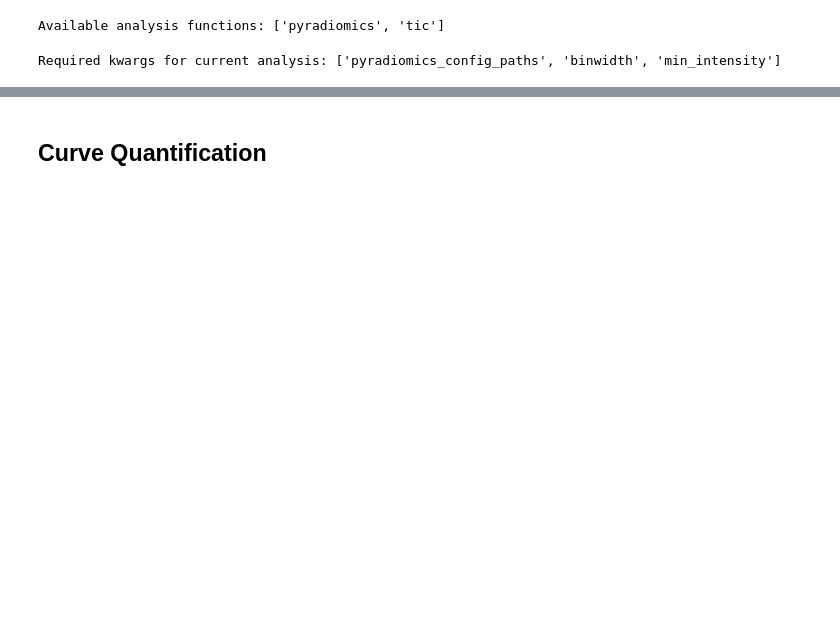
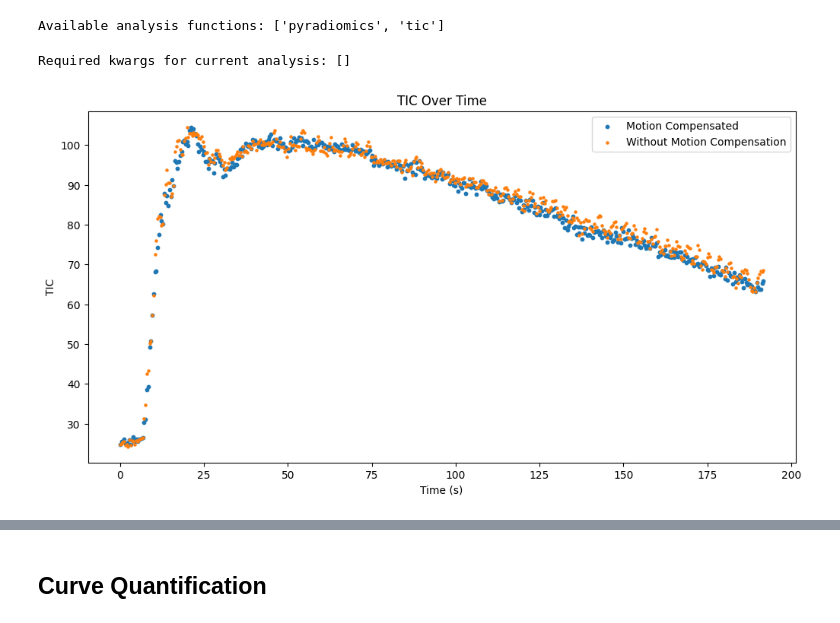
Before and after one commit to TUL-Dev/QuantUS-Plugins-CEUS, a Jupyter notebook: CLI-Demos/ttc_demo.ipynb, the cells around one changed output, grey strips where cells are left out. Cells and saved outputs as stored; diff of their text form; code cells hidden in the pictures; blank space fills up the shorter version.

```diff
--- a/CLI-Demos/ttc_demo.ipynb
+++ b/CLI-Demos/ttc_demo.ipynb
@@ -89,7 +126,11 @@ Required kwargs for preprocessing functions: ['target_vox_size', 'interp']
 # %%
 preproc_kwargs = {
-    'target_vox_size': (1.0, 1.0, 1.0),
-    'interp': 'nearest',
+    # For resampling
+    # 'target_vox_size': (1.0, 1.0, 1.0),
+    # 'interp': 'nearest',
+
+    # For motion compensation
+    'motion_json_path':'/Volumes/T5 EVO/UCSD_3DCEUS/SIP/2025.08.19_P05V02/UCSD-P05-V02-CE1_09.45.08motion_tracking_UCSD-P05-V02-CE1_09.45.08.json'
 }
 # %%
 from src.entrypoints import seg_preprocessing_step
@@ -111,24 +277,45 @@ print("Available analysis functions:", list(all_analysis_funcs.keys()))
 # %% [output]
 Available analysis functions: ['pyradiomics', 'tic']
 # %%
-analysis_funcs = ['tic', 'pyradiomics']
+analysis_funcs = ['tic']
 
 # Find all required kwargs for the analysis functions
 analysis_funcs = analysis_funcs if len(analysis_funcs) else list(all_analysis_funcs[analysis_type].keys())
 required_kwargs = get_required_kwargs(analysis_type, analysis_funcs)
 print("Required kwargs for current analysis:", required_kwargs)
 # %% [output]
-Required kwargs for current analysis: ['pyradiomics_config_paths', 'binwidth', 'min_intensity']
+Required kwargs for current analysis: []
 # %%
 analysis_kwargs = {
-    'pyradiomics_config_paths': [
-        '/home/das/QuantUS_Projs/QuantUS-Plugins-CEUS/configs/pyradiomics/moderate-pselectin.yml',
-    ],
-    'curves_output_path': 'test2.csv',
-    'binwidth': 25,
-    'min_intensity': 0,
+    # 'pyradiomics_config_paths': [
+    #     '/home/das/QuantUS_Projs/QuantUS-Plugins-CEUS/configs/pyradiomics/moderate-pselectin.yml',
+    # ],
+    # 'curves_output_path': 'test2.csv',
+    # 'binwidth': 25,
+    # 'min_intensity': 0,
 }
 # %%
 from src.entrypoints import analysis_step
 
 analysis_obj = analysis_step(analysis_type, image_data, seg_data, analysis_funcs, **analysis_kwargs)
+# %%
+from src.entrypoints import analysis_step
+
+analysis_obj_wo_mc = analysis_step(analysis_type, image_data, seg_data, analysis_funcs, **analysis_kwargs)
+# %%
+import matplotlib.pyplot as plt
+
+# Create a figure with a specific size (e.g., 8 inches wide, 6 inches tall)
+fig, ax = plt.subplots(figsize=(12, 6))
+
+ax.scatter(analysis_obj.time_arr,analysis_obj.curves[0]['TIC'], label='Motion Compensated', s = 10)
+ax.scatter(analysis_obj_wo_mc.time_arr,analysis_obj_wo_mc.curves[0]['TIC'], label='Without Motion Compensation', s = 5)
+
+ax.set_xlabel('Time (s)')
+ax.set_ylabel('TIC')
+ax.set_title('TIC Over Time')
+ax.legend()
+
+plt.show()
+# %% [output]
+[figure, added]
```
Also changed, not shown: parts of 17 cells of this notebook, 5 other files.
